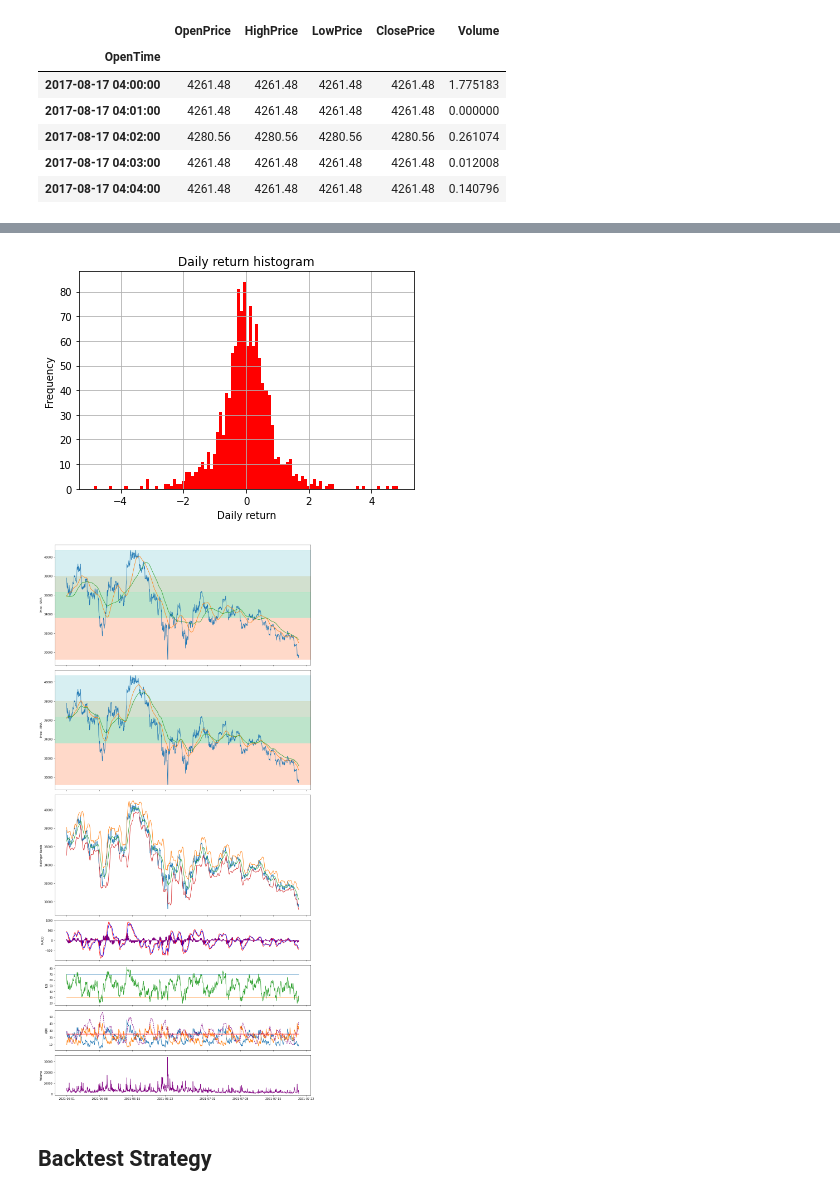
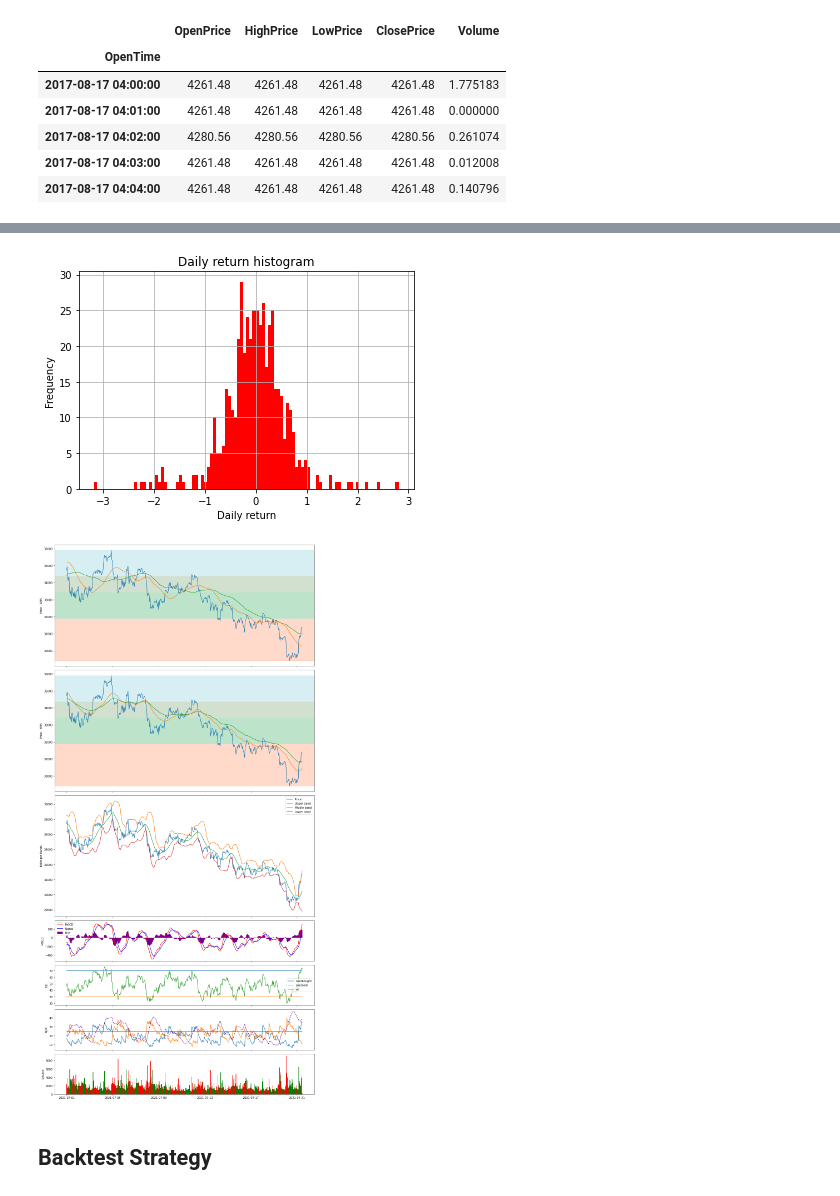
Before and after one commit to evandroagnes/cryptocurrencies-trading, a Jupyter notebook: cryptocurrencies_analysis.ipynb, the cells around one changed output, grey strips where cells are left out. Saved outputs shown, nothing was run; the diff lists cells and outputs as text; code cells hidden in the pictures.

```diff
--- a/cryptocurrencies_analysis.ipynb
+++ b/cryptocurrencies_analysis.ipynb
@@ -162,7 +166,7 @@ data['UpperBBand'], data['MidiBBand'], data['LowerBBand'] = bbands(data.ClosePri
 #data.to_csv(filename)
 # %%
 #limit data to plot
-data = data['2021-6-1':]
+data = data['2021-7-1':]
 # %%
 from technical_indicator_utils import fibonacci_retracement_levels
 
@@ -176,7 +180,7 @@ plt.xlabel('Daily return')
 plt.title('Daily return histogram')
 plt.show()
 # %% [output]
-[figure, old version]
+[figure, new version]
 # %%
 fig, (ax1, ax2, ax3, ax4, ax5, ax6, ax7) = plt.subplots(nrows=7, sharex=True, figsize=(14, 28), gridspec_kw = {'height_ratios':[3, 3, 3, 1, 1, 1, 1]})
 
@@ -199,37 +203,46 @@ ax2.axhspan(fib_levels['price_max'], fib_levels['level3'], alpha=0.5, color='pow
 ax2.set_ylabel('Price - EMA')
 
 # Bollinger Bands
 ax3.plot(data['ClosePrice'], label='Price')
 ax3.plot(data['UpperBBand'], label='Upper band')
 ax3.plot(data['MidiBBand'], label='Middle band')
 ax3.plot(data['LowerBBand'], label='Lower band')
+ax3.legend()
 ax3.set_ylabel('Bollinger Bands')
 
 # MACD
 ax4.plot(data.index, data['MACD'], label='MACD', color = 'red')
-ax4.plot(data.index, data['signal'], label='Signal Line', color='blue')
-ax4.bar(data.index, data['MACDH'], color="purple", width = timedelta(hours=4))
+ax4.bar(data.index, data['MACDHist'], label='Hist', color="purple", width = timedelta(hours=1))
+ax4.plot(data.index, data['MACDSignal'], label='Signal', color='blue')
+ax4.legend()
 ax4.set_ylabel('MACD')
 
 # RSI
 ax5.plot(data.index, [70] * len(data.index), label='overbought')
 ax5.plot(data.index, [30] * len(data.index), label='oversold')
 ax5.plot(data.index, data['rsi'], label='rsi')
+ax5.legend()
 ax5.set_ylabel('RSI')
 
 # ADX
 ax6.plot(data.index, data[['DI+', 'DI-']])
 ax6.plot(data.index, data[['ADX']], color='purple', linestyle='dashed')
 ax6.plot(data.index, [25] * len(data.index), color = 'red')
 ax6.set_ylabel('ADX')
 
 # Volume
-ax7.plot(data.index, data['Volume'], color='purple')
+# make bar plots and color differently depending on up/down for the day
+pos = data['OpenPrice'] - data['ClosePrice'] < 0
+neg = data['OpenPrice'] - data['ClosePrice'] > 0
+ax7.bar(data.index[pos], data[pos]['Volume'], color='green', width = timedelta(hours=1))
+ax7.bar(data.index[neg], data[neg]['Volume'], color='red', width = timedelta(hours=1))
+
+#ax7.bar(data.index, data['Volume'] / 1000000, width = timedelta(hours=4))
 ax7.set_ylabel('Volume')
 
 fig.tight_layout()
 # %% [output]
-[figure, old version]
+[figure, new version]
 # %% [markdown]
 ## Backtest Strategy
 # %%
```
Also changed, not shown: parts of 28 cells of this notebook.
